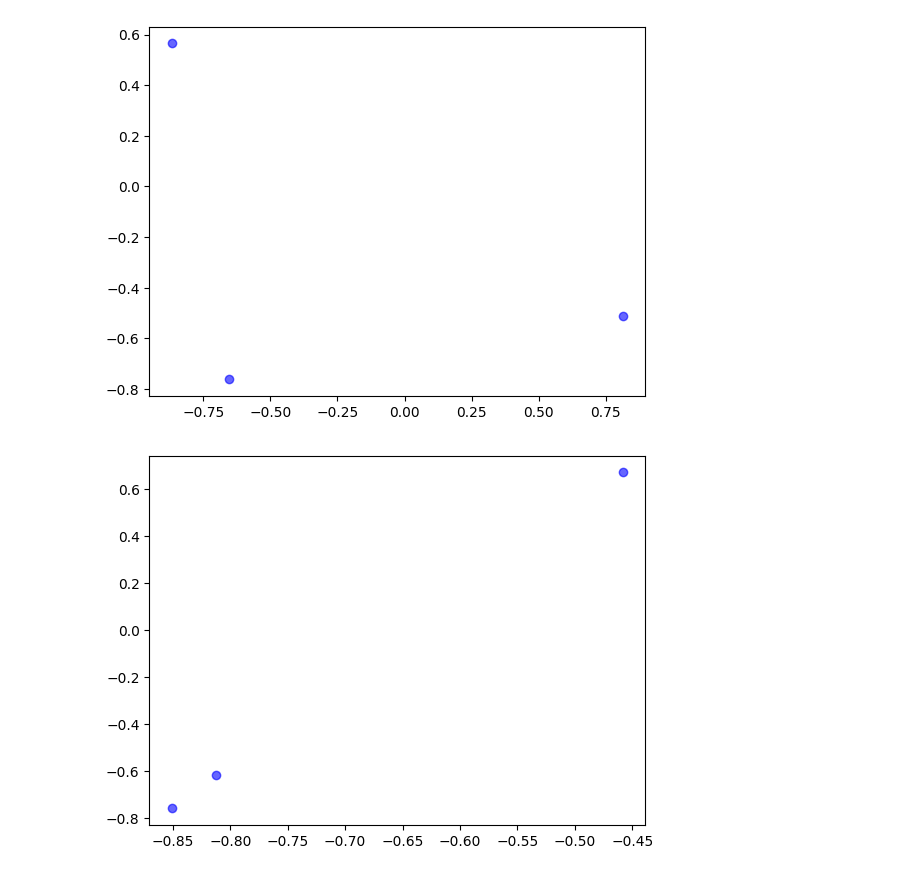
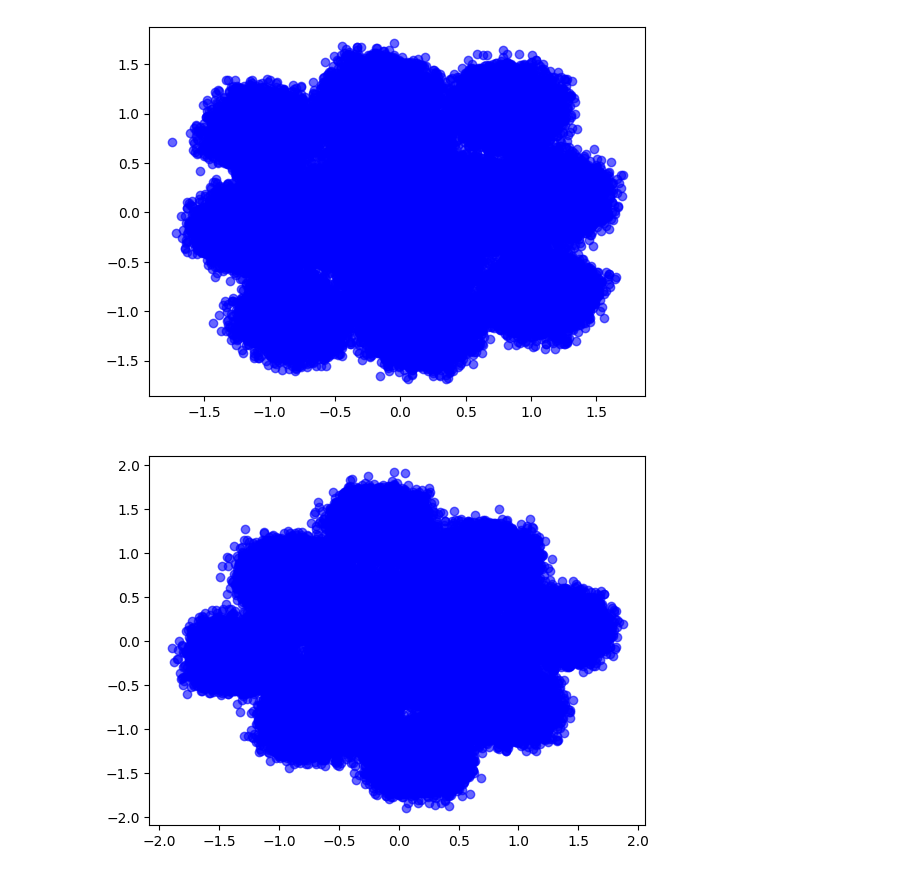
Before and after one commit to Denviser/RL-Project, a Jupyter notebook: DSP/cma_ucb.ipynb, the cells around one changed output. Drawn from its saved outputs; the diff is of its cells as text; code cells hidden in the pictures.

```diff
--- a/DSP/cma_ucb.ipynb
+++ b/DSP/cma_ucb.ipynb
@@ -42,7 +42,7 @@ def apply_pmd(E_in, DGD_ps_per_sqrt_km, L_m, N_sections, Rs, SpS):
 
     return np.column_stack((E_out_x, E_out_y))
 # %%
-N_symbols = 16
+N_symbols = 100000
 levels = np.array([-1, 1]) / np.sqrt(2)
 qam_symbols_x = (np.random.choice(levels, N_symbols) +
                1j * np.random.choice(levels, N_symbols))
@@ -52,7 +52,7 @@ qam_symbols_y = (np.random.choice(levels, N_symbols) +
 E_in = np.column_stack((qam_symbols_x, qam_symbols_y))  # shape (100, 2)
 
 # check parameters with deepa ma'am
-num_taps = 51
+num_taps = 3
 
 E_after_pmd = cma_utils.apply_pmd(
 E_in=E_in,
@@ -91,2 +91,3 @@ Input shape: (16, 2)
 # %%
-E_out, taps_converged = cma_utils.cma_python(E_after_pmd, num_taps,mu_CMA=0.001)
+E_out, stats = cma_utils.vmcma_python(E_after_pmd, num_taps,mu_CMA=0.5e-4)
+pxx, pxy, pyx, pyy, cma_error, conv_symbol = stats['pxx'], stats['pyx'], stats['pyx'], stats['pyy'], stats['cma_error'], stats['convergence_symbol']
@@ -93,5 +108,6 @@ E_out, taps_converged = cma_utils.cma_python(E_after_pmd, num_taps,mu_CMA=0.001)
 # %%
+cma_utils.plot_constellation(E_after_pmd)
 cma_utils.plot_constellation(E_out)
 # %% [output]
-[figure, old version]
+[figure, new version]
-[figure, old version]
+[figure, new version]
```
Also changed, not shown: parts of 4 cells of this notebook, 2 other files.
